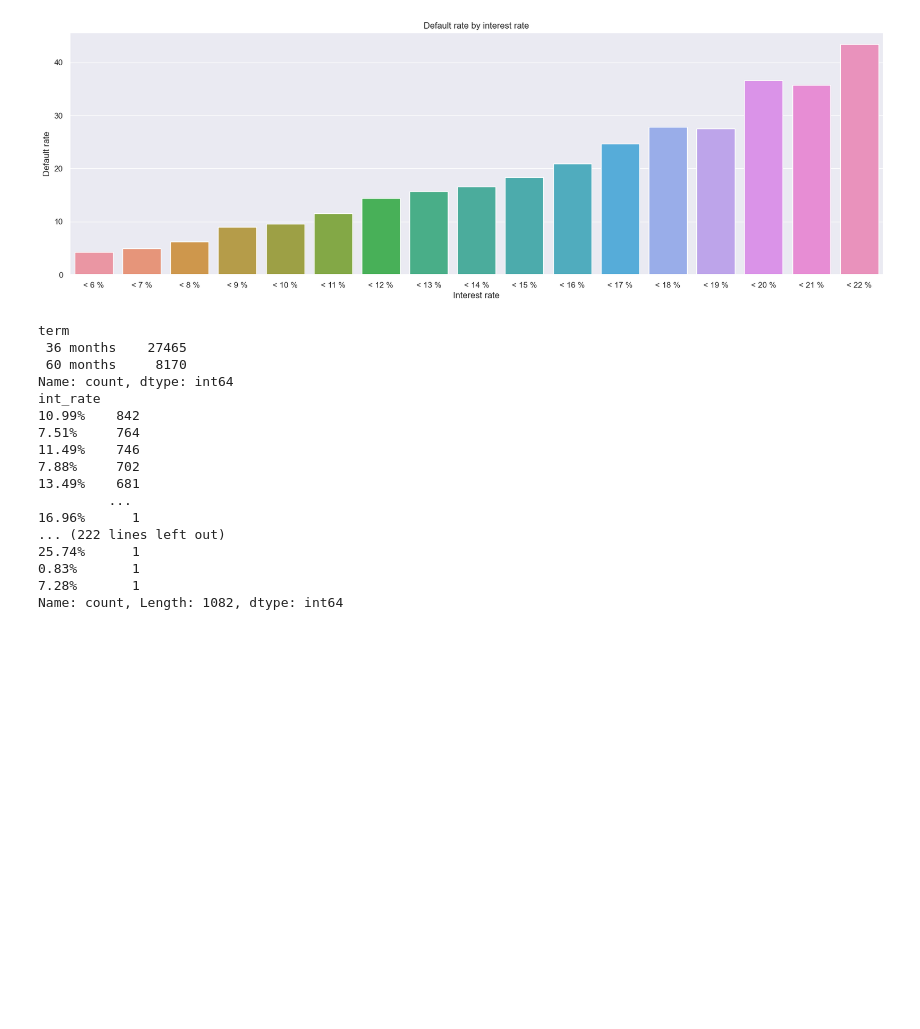
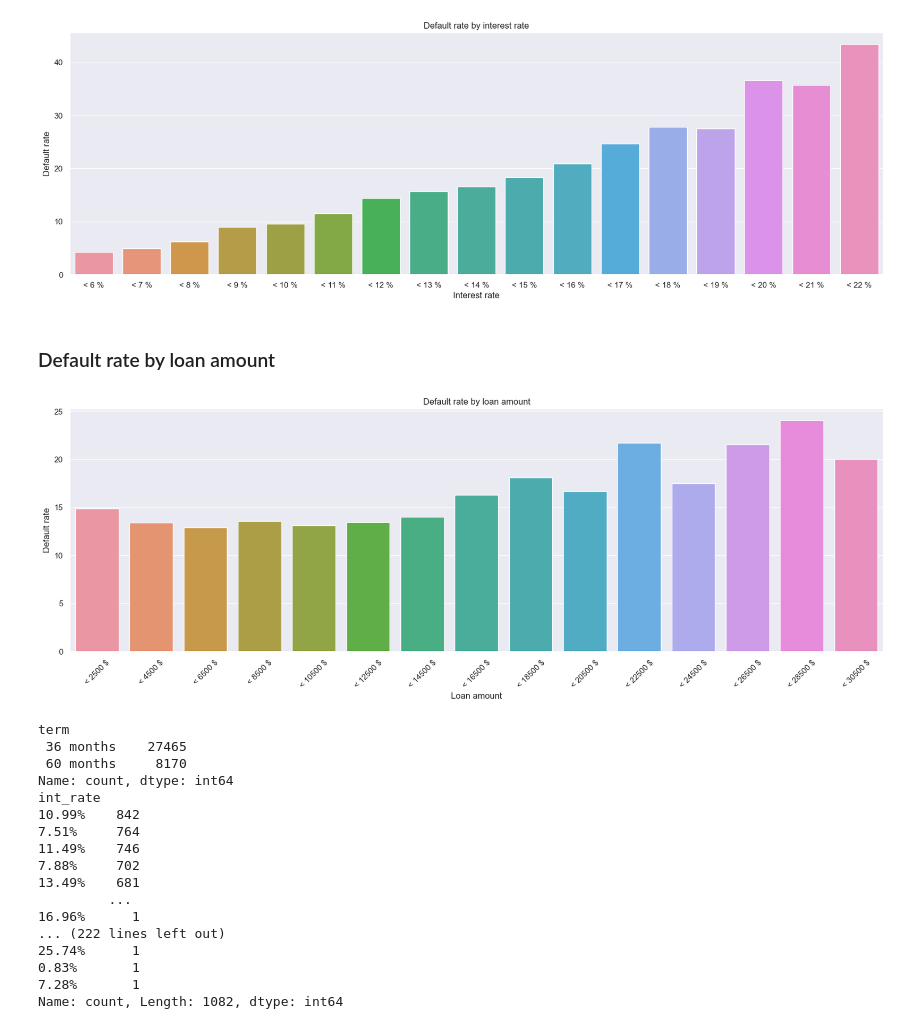
Before and after one commit to ChaitanyaVootla/LoanCaseStudy, a Jupyter notebook: Loan.ipynb, the cells around one changed output. Saved outputs shown, nothing was run; the diff lists cells and outputs as text; code cells hidden in the pictures; blank space fills up the shorter version.

```diff
--- a/Loan.ipynb
+++ b/Loan.ipynb
@@ -596,6 +633,26 @@ plt.ylabel('Default rate')
 plt.show()
 # %% [output]
 [figure]
+# %% [markdown]
+### Default rate by loan amount
+# %%
+# plot default rate by binned loan amount
+plt.figure(figsize=(20, 6))
+default_rate_loan_amount = loans[['loan_amnt', 'default']].copy()
+# bin loan amount using intervals of 2000 on column 'loan_amnt'
+bin_size = 2000
+bin_edges = range(int(default_rate_loan_amount['loan_amnt'].min()), int(default_rate_loan_amount['loan_amnt'].max() + bin_size), bin_size)
+default_rate_loan_amount['loan_amnt_bin'] = pd.cut(default_rate_loan_amount['loan_amnt'], bins=bin_edges, include_lowest=True, right=False)
+default_rate_loan_amount = default_rate_loan_amount.groupby(['loan_amnt_bin']).agg({'default': 'mean'}).reset_index()
+
+bar_plot = sns.barplot(x='loan_amnt_bin', y='default', data=default_rate_loan_amount)
+plt.title('Default rate by loan amount')
+plt.xlabel('Loan amount')
+bar_plot.set_xticklabels([f"< {str(interval.right)} $" for interval in default_rate_loan_amount['loan_amnt_bin']], rotation=45)
+plt.ylabel('Default rate')
+plt.show()
+# %% [output]
+[figure, added]
 # %%
 # show value counts for all categorical columns
 for col in loans.select_dtypes(include=['object']).columns:
```
Also changed, not shown: parts of 19 cells of this notebook, 2 other files.
